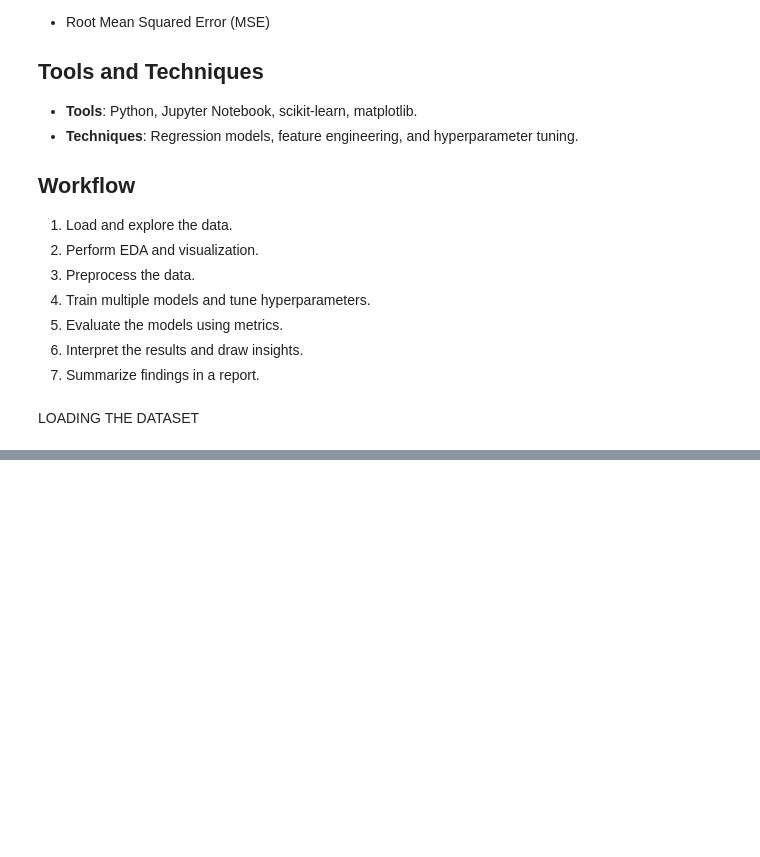
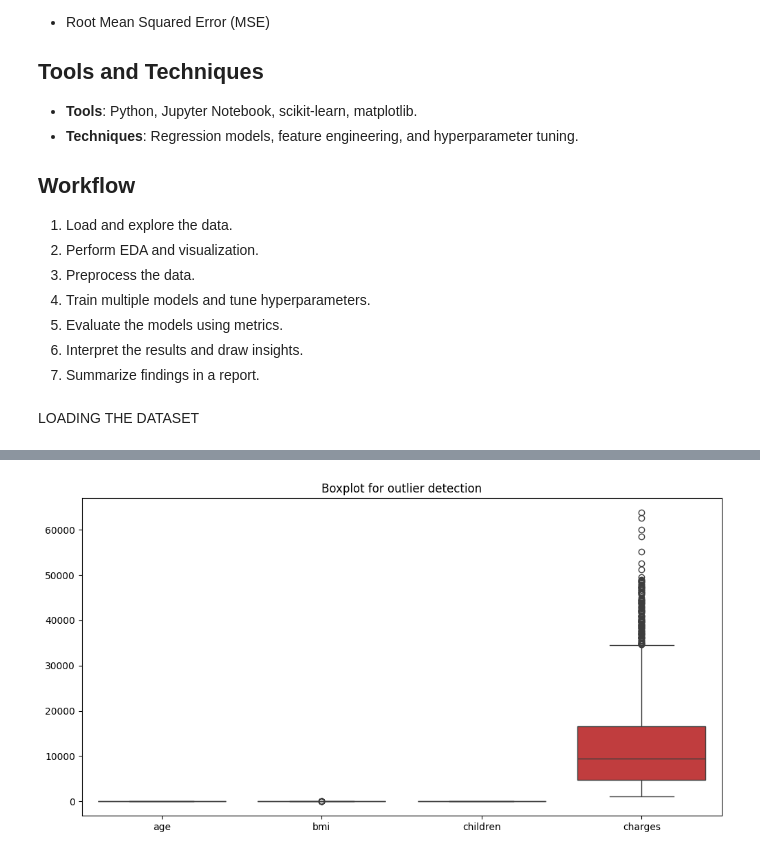
Before and after one commit to Bil115/Predicting_Insurance_Charges, a Jupyter notebook: Insurance_Charges.ipynb, the cells around one changed output, grey strips where cells are left out. Saved outputs shown, nothing was run; the diff lists cells and outputs as text; code cells hidden in the pictures; blank space fills up the shorter version.

```diff
--- a/Insurance_Charges.ipynb
+++ b/Insurance_Charges.ipynb
@@ -61,0 +174,8 @@ insurance_df = pd.read_excel(file_path)
+# %%
+#Boxplot to detect outliers
+plt.figure(figsize=(12,6))
+sns.boxplot(data=insurance_df,orient='v')
+plt.title('Boxplot for outlier detection')
+plt.show()
+# %% [output]
+[figure, added]
```
Also changed, not shown: parts of 11 cells of this notebook.
